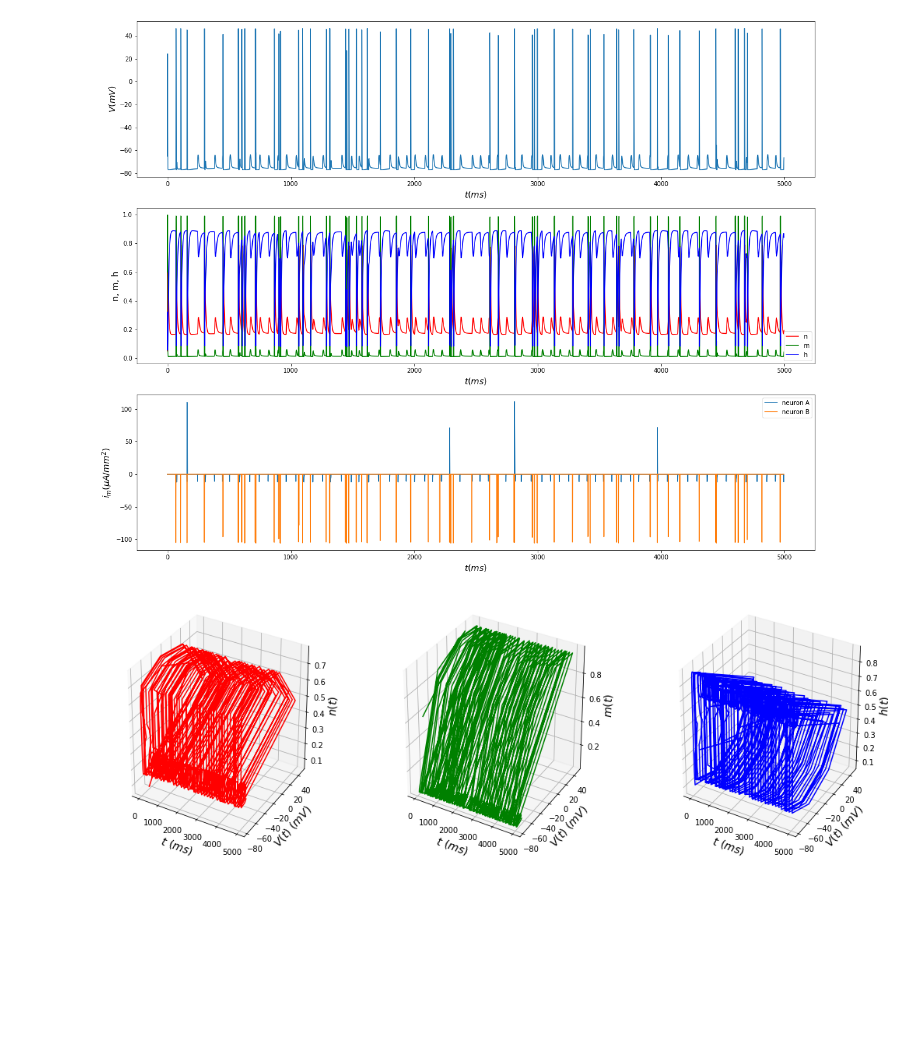
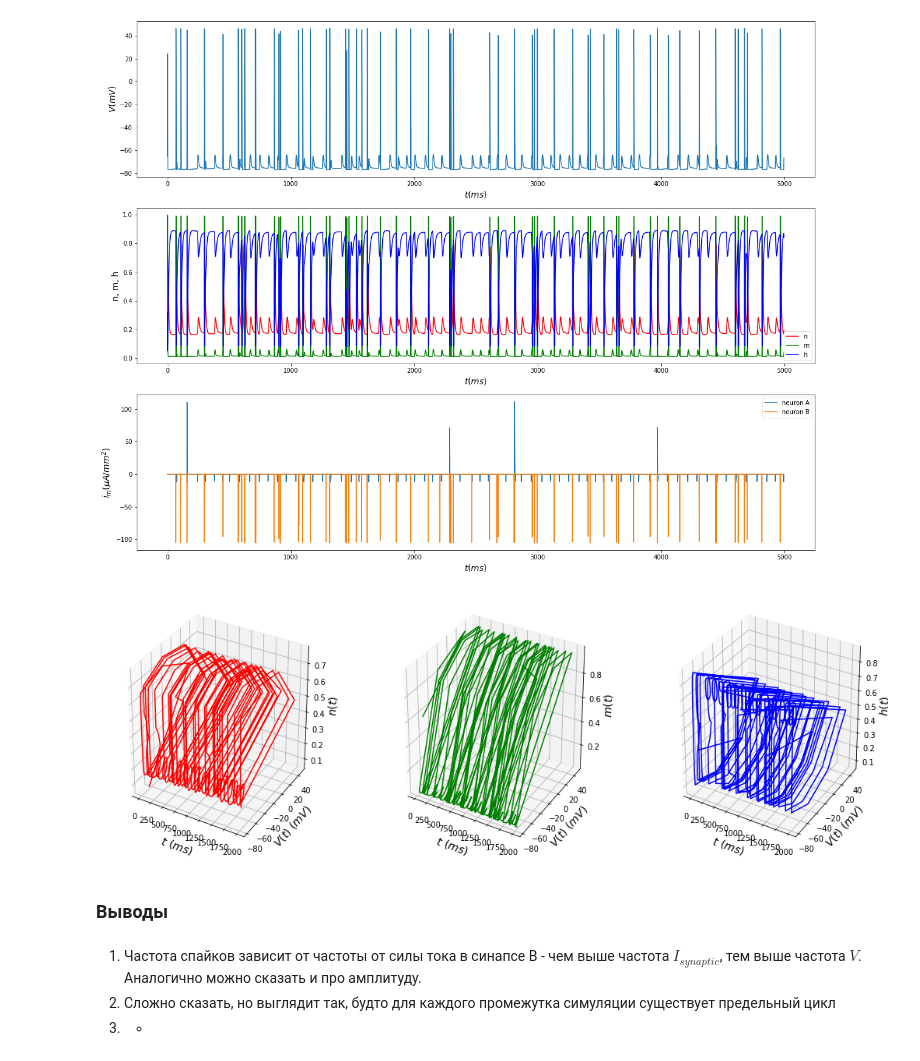
Before and after one commit to georgepsh/ComputationalNeuroscience, a Jupyter notebook: SaveTheKitten.ipynb, the cells around one changed output. Cells and saved outputs as stored; diff of their text form; code cells hidden in the pictures; blank space fills up the shorter version.

```diff
--- a/SaveTheKitten.ipynb
+++ b/SaveTheKitten.ipynb
@@ -369,6 +392,12 @@ viz2d(result[:5000], I_synA[:5000], I_synB[:5000], timesteps[:5000])
 # %% [output]
 [figure]
 # %%
-viz3d(result[:5000], timesteps[:5000])
+viz3d(result[:2000], timesteps[:2000])
 # %% [output]
-[figure, old version]
+[figure, new version]
+# %% [markdown]
+### Выводы
+# %% [markdown]
+1. Частота спайков зависит от частоты от силы тока в синапсе B - чем выше частота $I_{synaptic}$, тем выше частота $V$. Аналогично можно сказать и про амплитуду.
+2. Сложно сказать, но выглядит так, будто для каждого промежутка симуляции существует предельный цикл
+3. -
```
Also changed, not shown: parts of 4 cells of this notebook.
